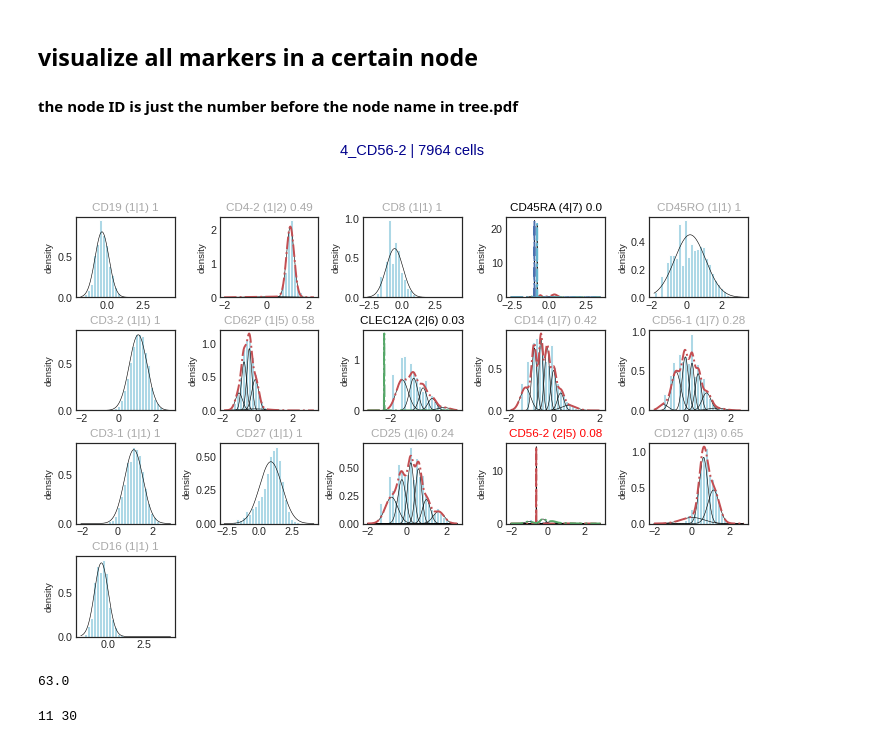
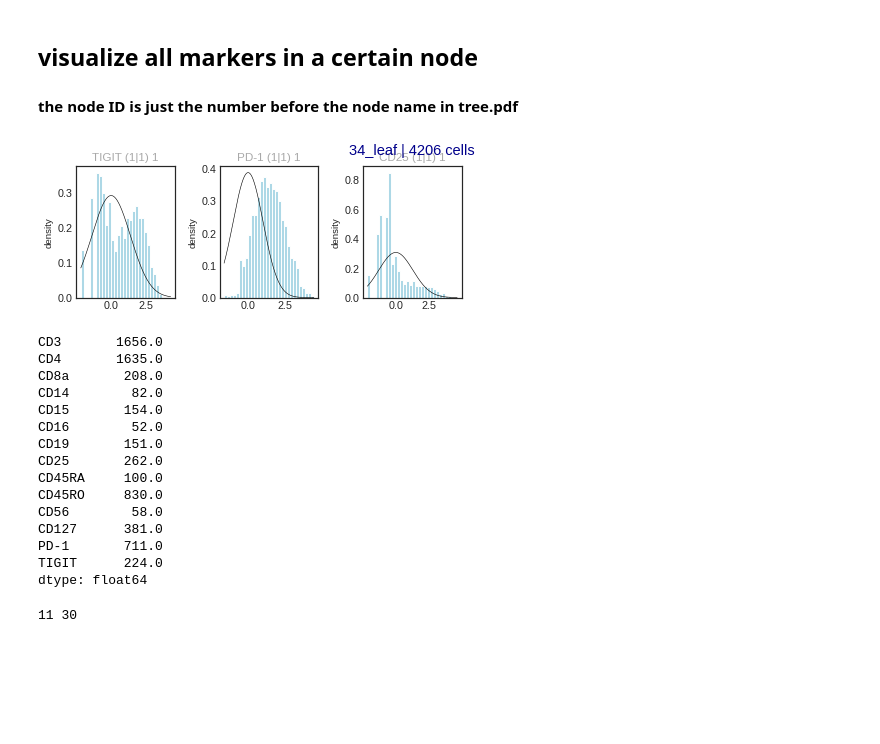
Before and after one commit to xinzhu-email/CITE-pool, a Jupyter notebook: AnalysisTutorial_.ipynb, the cells around one changed output. Saved outputs shown, nothing was run; the diff lists cells and outputs as text; code cells hidden in the pictures; blank space fills up the shorter version.

```diff
--- a/AnalysisTutorial_.ipynb
+++ b/AnalysisTutorial_.ipynb
@@ -13,11 +13,15 @@ from matplotlib import pyplot as plt
 
 # data = pd.read_csv('./datasets/SeuratV4/adt_p8_main_clr.csv',header=0,index_col=0)
 id ='6_3'
-data = pd.read_csv('../simulator_out/ADT_simulator_'+id+'.csv',index_col=0)
+data = pd.read_csv('../data/4tumor/ADT_exdb.csv',index_col=0)
+# data = pd.read_csv('../simulator_out/ADT_simulator_'+id+'.csv',index_col=0)
 # data = pd.read_csv('../SeuratV3/subdata/'+id+'_ADT.csv', sep=',',index_col=0, header=0)
 # data.index = data.index.astype(str)
 # id='3_2_'
-f = open('../output/'+id+'/tree.pickle','rb')
+# f = open('../output/'+id+'/tree.pickle','rb')
+f = open('../data/4tumor/adt_output/tree.pickle','rb')
+# true = pd.read_csv('./data/4tumor/gating_cluster.csv',index_col=0)
 # f = open('CITEsort_out/SeuratV3_main_ct_smooth2/tree.pickle','rb')
 tree = pickle.load(f)
 f.close()
+traversal = BTreeTraversal(tree)
@@ -58,18 +60,31 @@ data_ = smooth(data)
 ## visualize all markers in a certain node
 #### the node ID is just the number before the node name in tree.pdf
 # %%
-node_ID = 4
-
+node_ID = 34
 traversal.plot_node(data_,node_ID,viz_dim=1)
 # %% [output]
-[figure, old version]
+[figure, new version]
 # %%
-node = traversal.get_node(4)
-node.all_clustering_dic[1][('CD56-2',)]
+node = traversal.get_node(34)
+node.all_clustering_dic[1][('TIGIT',)]
 # len(node.indices)
-node.val_cnt['CD45RA']
+node.val_cnt
 # %% [output]
-63.0
+CD3       1656.0
+CD4       1635.0
+CD8a       208.0
+CD14        82.0
+CD15       154.0
+CD16        52.0
+CD19       151.0
+CD25       262.0
+CD45RA     100.0
+CD45RO     830.0
+CD56        58.0
+CD127      381.0
+PD-1       711.0
+TIGIT      224.0
+dtype: float64
 # %%
 from scipy.stats import multivariate_normal, norm
 def assign_GMM(sample, mean_list, cov_list, weight, if_log=False, marker_list=None, confidence_threshold=0, throw=True):
```
Also changed, not shown: parts of 9 cells of this notebook, 8 other files.
